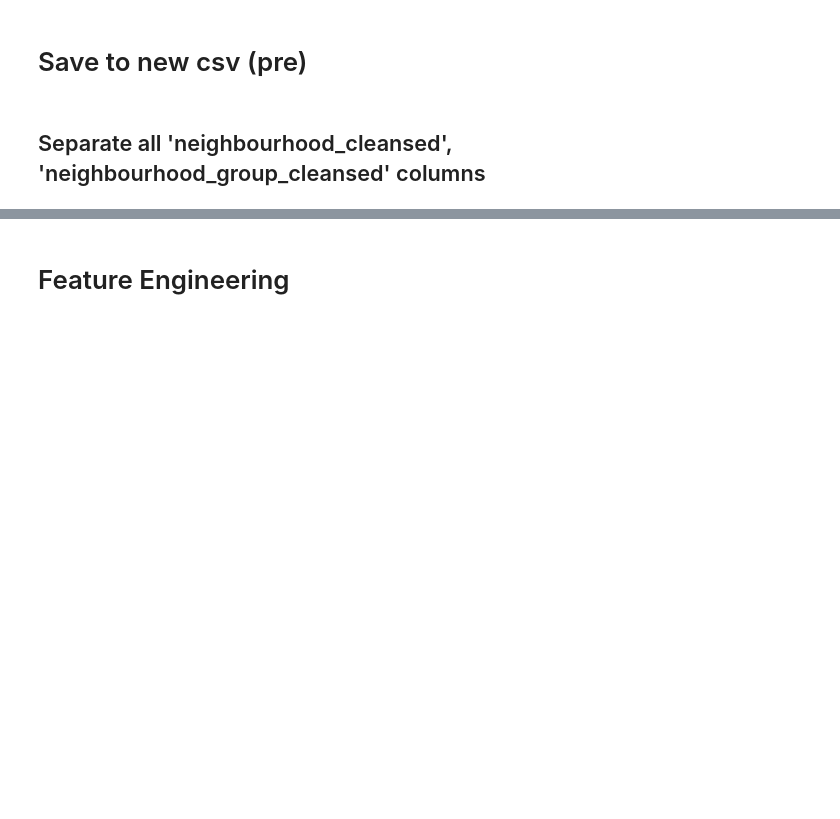
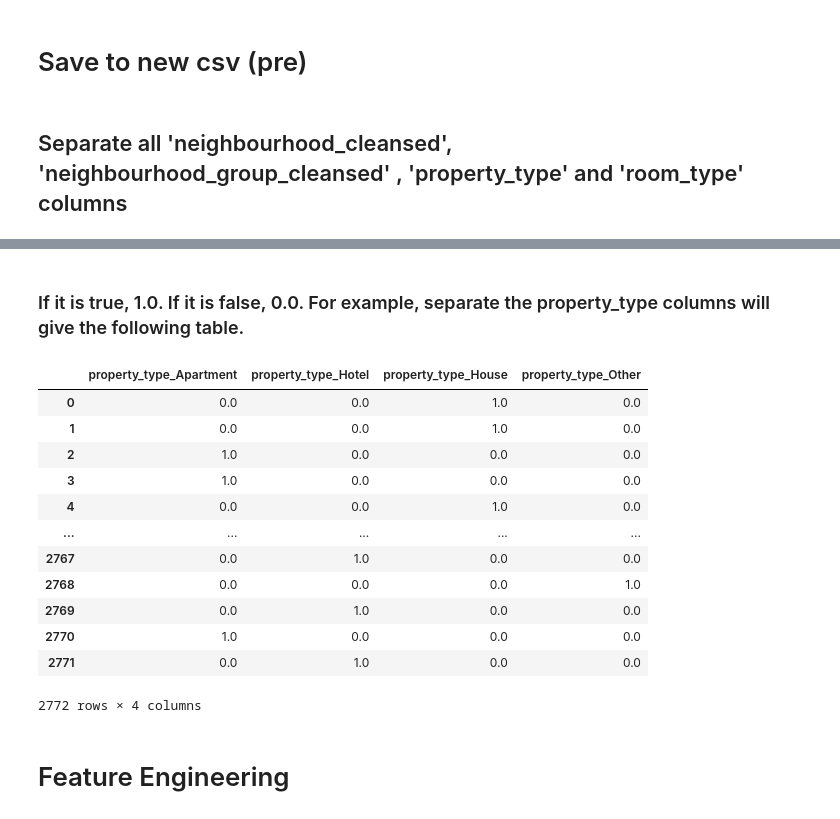
Before and after one commit to jingjietan/sc1015-project, a Jupyter notebook: data-preparation.ipynb, the cells around one changed output, grey strips where cells are left out. Saved outputs shown, nothing was run; the diff lists cells and outputs as text; code cells hidden in the pictures; blank space fills up the shorter version.

```diff
--- a/data-preparation.ipynb
+++ b/data-preparation.ipynb
@@ -424,7 +405,7 @@ Data dimensions:  (2772, 74)
 # Remove index from df then save
 df.to_csv('data/clean_listingpre.csv')
 # %% [markdown]
-## Separate all 'neighbourhood_cleansed', 'neighbourhood_group_cleansed' columns
+## Separate all 'neighbourhood_cleansed', 'neighbourhood_group_cleansed' , 'property_type' and 'room_type' columns
 # %%
 col = ['neighbourhood_cleansed', 'neighbourhood_group_cleansed', 'property_type', 'room_type']
 df[col] = df[col].astype('category')
@@ -444,6 +425,24 @@ df.head()
 | 2 | 0.0 | 0.0 | 0.0 | 0.0 | ... |
 | 3 | 0.0 | 0.0 | 0.0 | 0.0 | ... |
 | 4 | 0.0 | 0.0 | 0.0 | 0.0 | ... |
+# %% [markdown]
+### If it is true, 1.0. If it is false, 0.0. For example, separate the property_type columns will give the following table.
+# %%
+df[['property_type_Apartment','property_type_Hotel','property_type_House','property_type_Other']].head(n=len(df))
+# %% [output]
+|  | property_type_Apartment | property_type_Hotel | property_type_House | property_type_Other |
+| 0 | 0.0 | 0.0 | 1.0 | 0.0 |
+| 1 | 0.0 | 0.0 | 1.0 | 0.0 |
+| 2 | 1.0 | 0.0 | 0.0 | 0.0 |
+| 3 | 1.0 | 0.0 | 0.0 | 0.0 |
+| 4 | 0.0 | 0.0 | 1.0 | 0.0 |
+| ... | ... | ... | ... | ... |
+| 2767 | 0.0 | 1.0 | 0.0 | 0.0 |
+| 2768 | 0.0 | 0.0 | 0.0 | 1.0 |
+| 2769 | 0.0 | 1.0 | 0.0 | 0.0 |
+| 2770 | 1.0 | 0.0 | 0.0 | 0.0 |
+| 2771 | 0.0 | 1.0 | 0.0 | 0.0 |
+2772 rows × 4 columns
 # %% [markdown]
 # Feature Engineering
 # %% [markdown]
```
Also changed, not shown: parts of 6 cells of this notebook, 2 other files.
